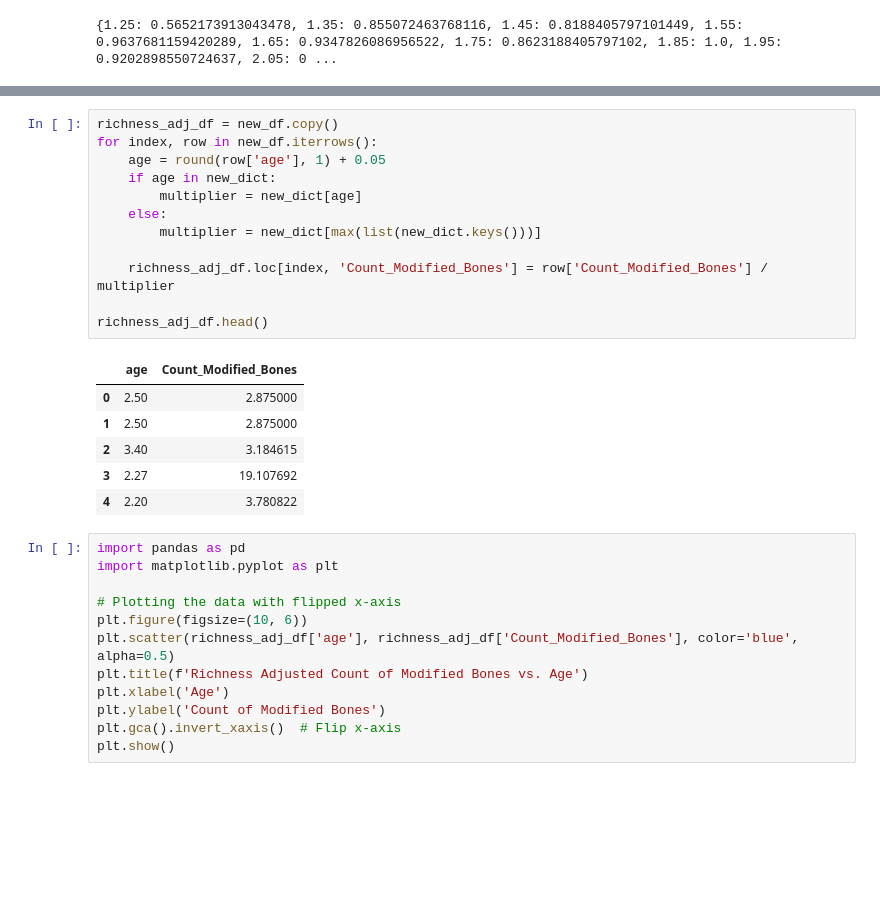
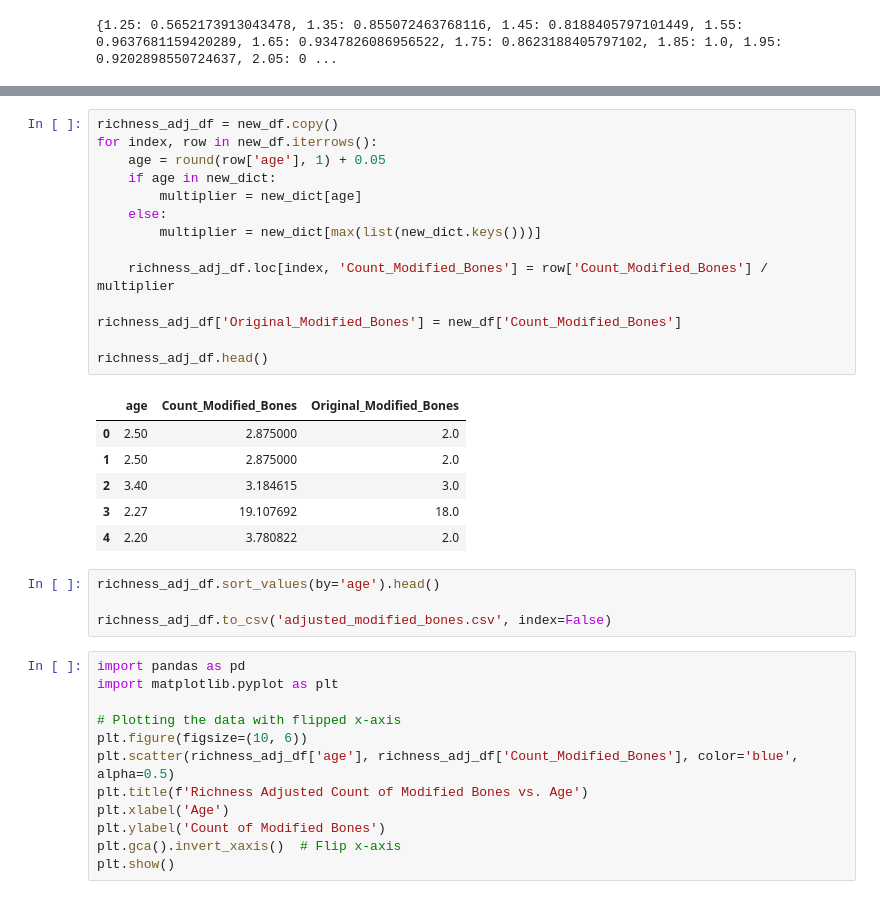
Before and after one commit to Rhys-sg/hominin-carnivory, a Jupyter notebook: carn_analysis.ipynb, the cells around one changed output, grey strips where cells are left out. Cells and saved outputs as stored; diff of their text form; blank space fills up the shorter version.

```diff
--- a/carn_analysis.ipynb
+++ b/carn_analysis.ipynb
@@ -167,22 +176,28 @@ print(new_dict)
 # %%
 richness_adj_df = new_df.copy()
 for index, row in new_df.iterrows():
     age = round(row['age'], 1) + 0.05
     if age in new_dict:
         multiplier = new_dict[age]
     else:
         multiplier = new_dict[max(list(new_dict.keys()))]
 
     richness_adj_df.loc[index, 'Count_Modified_Bones'] = row['Count_Modified_Bones'] / multiplier
 
+richness_adj_df['Original_Modified_Bones'] = new_df['Count_Modified_Bones']
+
 richness_adj_df.head()
 # %% [output]
-|  | age | Count_Modified_Bones |
-| 0 | 2.50 | 2.875000 |
-| 1 | 2.50 | 2.875000 |
-| 2 | 3.40 | 3.184615 |
-| 3 | 2.27 | 19.107692 |
-| 4 | 2.20 | 3.780822 |
+|  | age | Count_Modified_Bones | Original_Modified_Bones |
+| 0 | 2.50 | 2.875000 | 2.0 |
+| 1 | 2.50 | 2.875000 | 2.0 |
+| 2 | 3.40 | 3.184615 | 3.0 |
+| 3 | 2.27 | 19.107692 | 18.0 |
+| 4 | 2.20 | 3.780822 | 2.0 |
+# %%
+richness_adj_df.sort_values(by='age').head()
+
+richness_adj_df.to_csv('adjusted_modified_bones.csv', index=False)
 # %%
 import pandas as pd
 import matplotlib.pyplot as plt
```
Also changed, not shown: parts of 6 cells of this notebook, 2 other files.
